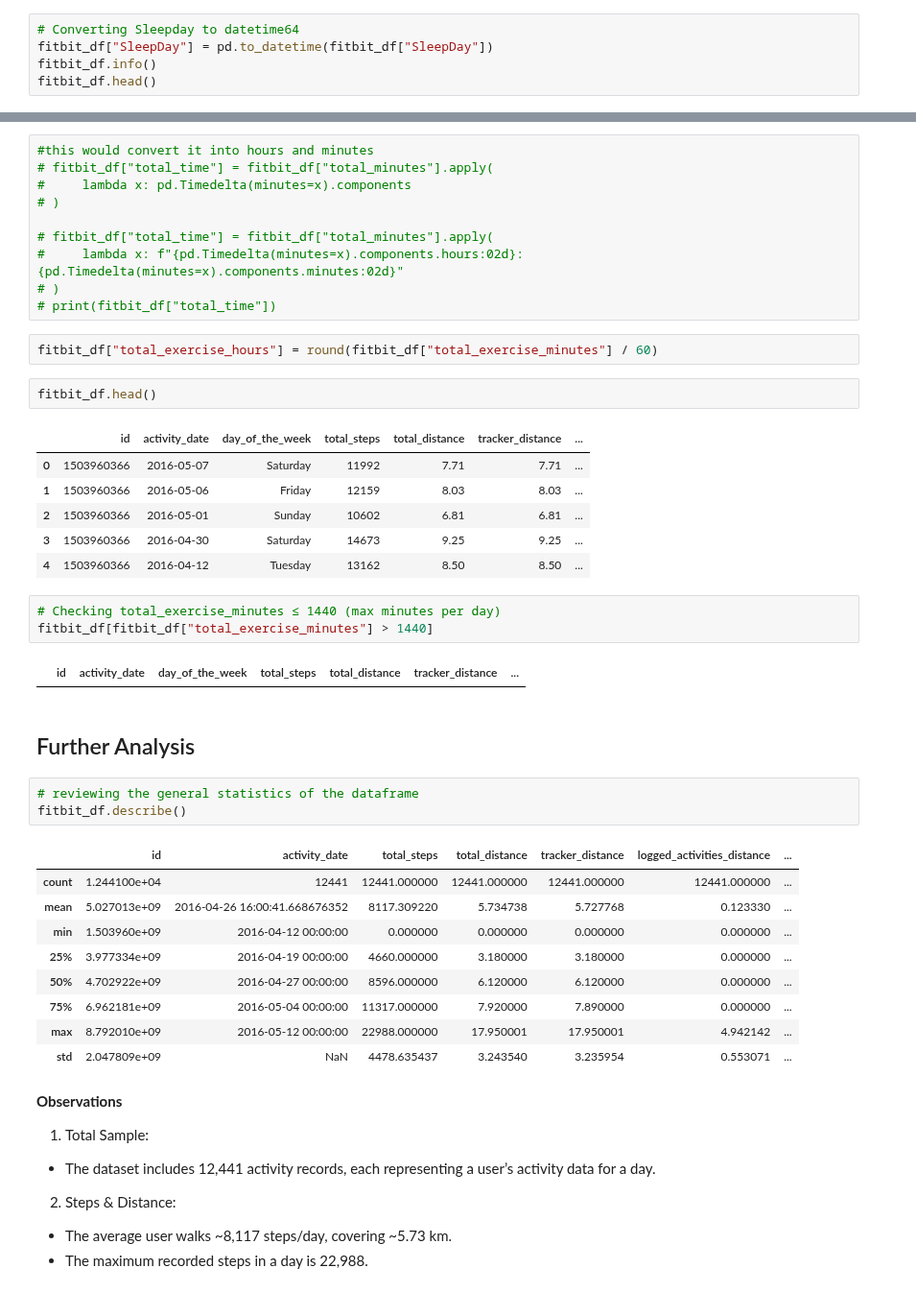
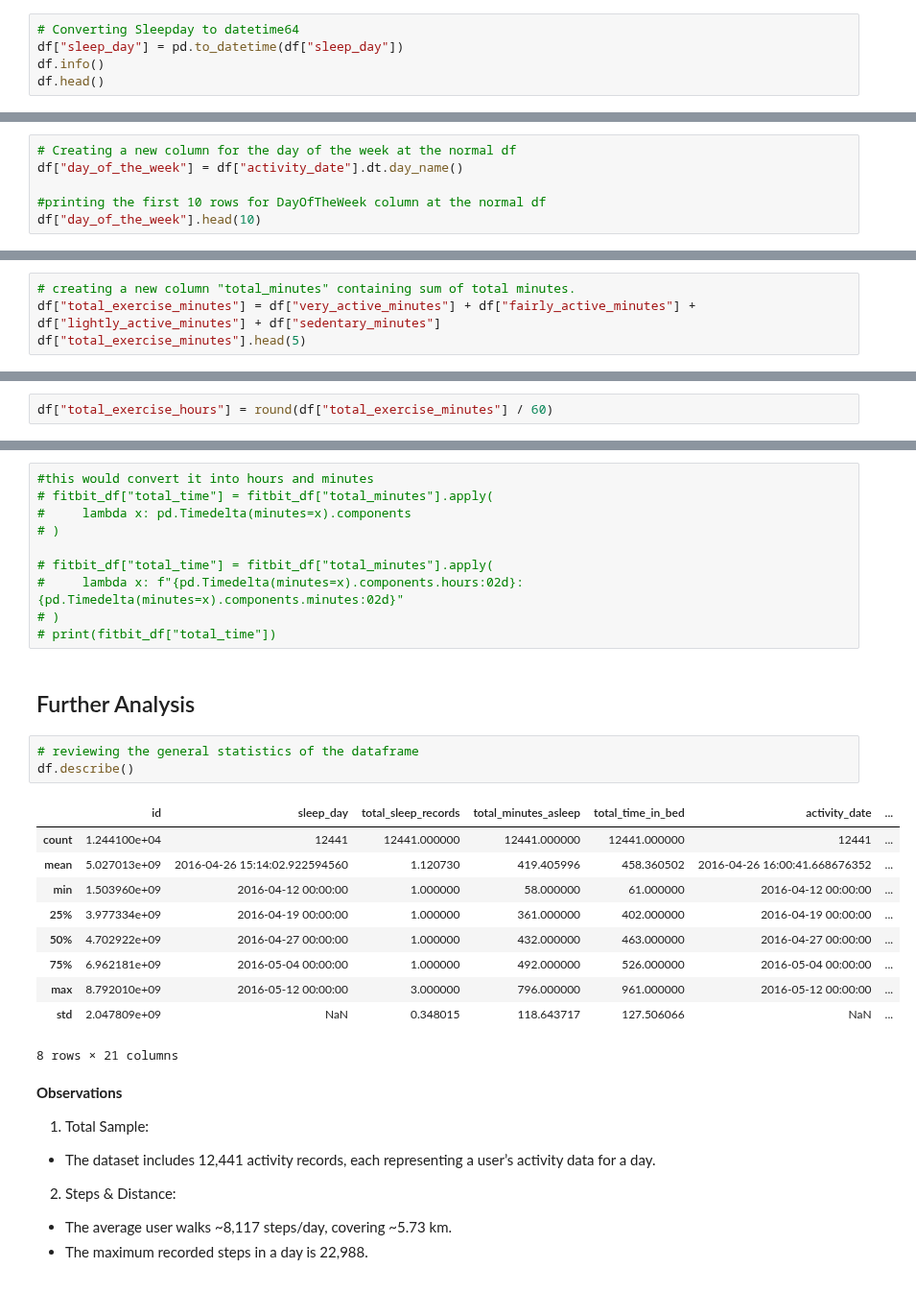
Before and after one commit to SheryllD/Project_SQL_Database, a Jupyter notebook: Data_Wrangling.ipynb, the cells around one changed output, grey strips where cells are left out. Shown at 96% size. Drawn from its saved outputs; the diff is of its cells as text.

```diff
--- a/Data_Wrangling.ipynb
+++ b/Data_Wrangling.ipynb
@@ -191,8 +213,8 @@ fitbit_df["ActivityDate"] = pd.to_datetime(fitbit_df["ActivityDate"], format="%m
 # %%
 # Converting Sleepday to datetime64
-fitbit_df["SleepDay"] = pd.to_datetime(fitbit_df["SleepDay"])
-fitbit_df.info()
-fitbit_df.head()
+df["sleep_day"] = pd.to_datetime(df["sleep_day"])
+df.info()
+df.head()
 # %% [output]
 <class 'pandas.core.frame.DataFrame'>
 RangeIndex: 12441 entries, 0 to 12440
@@ -219,0 +242,6 @@ memory usage: 1.8 MB
+# %%
+# Creating a new column for the day of the week at the normal df
+df["day_of_the_week"] = df["activity_date"].dt.day_name()
+
+#printing the first 10 rows for DayOfTheWeek column at the normal df
+df["day_of_the_week"].head(10)
@@ -295,0 +275,4 @@ fitbit_df = new_fitbit_df.rename(columns= {
+# %%
+# creating a new column "total_minutes" containing sum of total minutes.
+df["total_exercise_minutes"] = df["very_active_minutes"] + df["fairly_active_minutes"] + df["lightly_active_minutes"] + df["sedentary_minutes"]
+df["total_exercise_minutes"].head(5)
@@ -296,3 +286,5 @@ fitbit_df = new_fitbit_df.rename(columns= {
+# %%
+df["total_exercise_hours"] = round(df["total_exercise_minutes"] / 60)
 # %%
 fitbit_df.head()
 # %% [output]
@@ -323,37 +339,22 @@ Name: total_exercise_minutes, dtype: int64
 #     lambda x: f"{pd.Timedelta(minutes=x).components.hours:02d}:{pd.Timedelta(minutes=x).components.minutes:02d}"
 # )
 # print(fitbit_df["total_time"])
-# %%
-fitbit_df["total_exercise_hours"] = round(fitbit_df["total_exercise_minutes"] / 60)
-# %%
-fitbit_df.head()
-# %% [output]
-|  | id | activity_date | day_of_the_week | total_steps | total_distance | tracker_distance | ... |
-| 0 | 1503960366 | 2016-05-07 | Saturday | 11992 | 7.71 | 7.71 | ... |
-| 1 | 1503960366 | 2016-05-06 | Friday | 12159 | 8.03 | 8.03 | ... |
-| 2 | 1503960366 | 2016-05-01 | Sunday | 10602 | 6.81 | 6.81 | ... |
-| 3 | 1503960366 | 2016-04-30 | Saturday | 14673 | 9.25 | 9.25 | ... |
-| 4 | 1503960366 | 2016-04-12 | Tuesday | 13162 | 8.50 | 8.50 | ... |
-# %%
-# Checking total_exercise_minutes ≤ 1440 (max minutes per day)
-fitbit_df[fitbit_df["total_exercise_minutes"] > 1440]
-# %% [output]
-|  | id | activity_date | day_of_the_week | total_steps | total_distance | tracker_distance | ... |
 # %% [markdown]
 ## Further Analysis
 # %%
 # reviewing the general statistics of the dataframe
-fitbit_df.describe()
+df.describe()
 # %% [output]
-|  | id | activity_date | total_steps | total_distance | tracker_distance | logged_activities_distance | ... |
-| count | 1.244100e+04 | 12441 | 12441.000000 | 12441.000000 | 12441.000000 | 12441.000000 | ... |
-| mean | 5.027013e+09 | 2016-04-26 16:00:41.668676352 | 8117.309220 | 5.734738 | 5.727768 | 0.123330 | ... |
-| min | 1.503960e+09 | 2016-04-12 00:00:00 | 0.000000 | 0.000000 | 0.000000 | 0.000000 | ... |
-| 25% | 3.977334e+09 | 2016-04-19 00:00:00 | 4660.000000 | 3.180000 | 3.180000 | 0.000000 | ... |
-| 50% | 4.702922e+09 | 2016-04-27 00:00:00 | 8596.000000 | 6.120000 | 6.120000 | 0.000000 | ... |
-| 75% | 6.962181e+09 | 2016-05-04 00:00:00 | 11317.000000 | 7.920000 | 7.890000 | 0.000000 | ... |
-| max | 8.792010e+09 | 2016-05-12 00:00:00 | 22988.000000 | 17.950001 | 17.950001 | 4.942142 | ... |
-| std | 2.047809e+09 | NaN | 4478.635437 | 3.243540 | 3.235954 | 0.553071 | ... |
+|  | id | sleep_day | total_sleep_records | total_minutes_asleep | total_time_in_bed | activity_date | ... |
+| count | 1.244100e+04 | 12441 | 12441.000000 | 12441.000000 | 12441.000000 | 12441 | ... |
+| mean | 5.027013e+09 | 2016-04-26 15:14:02.922594560 | 1.120730 | 419.405996 | 458.360502 | 2016-04-26 16:00:41.668676352 | ... |
+| min | 1.503960e+09 | 2016-04-12 00:00:00 | 1.000000 | 58.000000 | 61.000000 | 2016-04-12 00:00:00 | ... |
+| 25% | 3.977334e+09 | 2016-04-19 00:00:00 | 1.000000 | 361.000000 | 402.000000 | 2016-04-19 00:00:00 | ... |
+| 50% | 4.702922e+09 | 2016-04-27 00:00:00 | 1.000000 | 432.000000 | 463.000000 | 2016-04-27 00:00:00 | ... |
+| 75% | 6.962181e+09 | 2016-05-04 00:00:00 | 1.000000 | 492.000000 | 526.000000 | 2016-05-04 00:00:00 | ... |
+| max | 8.792010e+09 | 2016-05-12 00:00:00 | 3.000000 | 796.000000 | 961.000000 | 2016-05-12 00:00:00 | ... |
+| std | 2.047809e+09 | NaN | 0.348015 | 118.643717 | 127.506066 | NaN | ... |
+8 rows × 21 columns
 # %% [markdown]
 **Observations**
 1. Total Sample:
```
Also changed, not shown: parts of 22 cells of this notebook, 5 other files.
